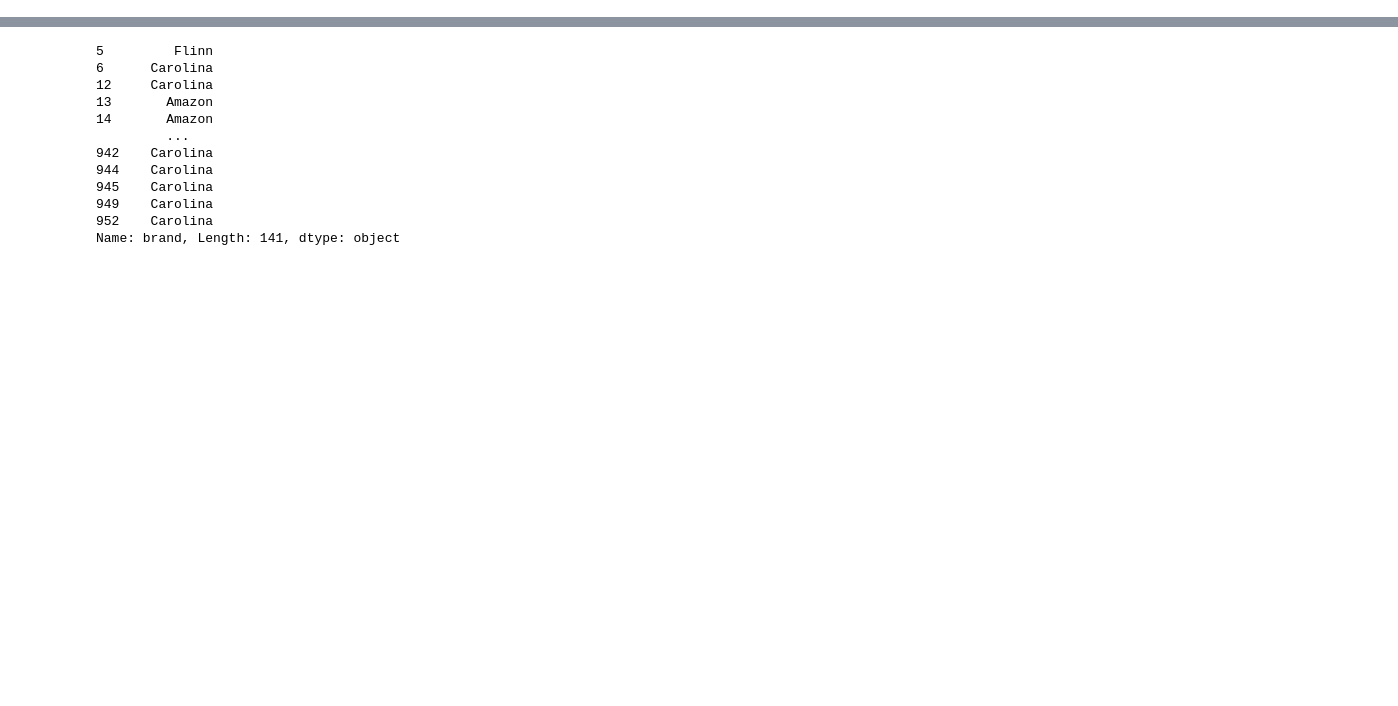
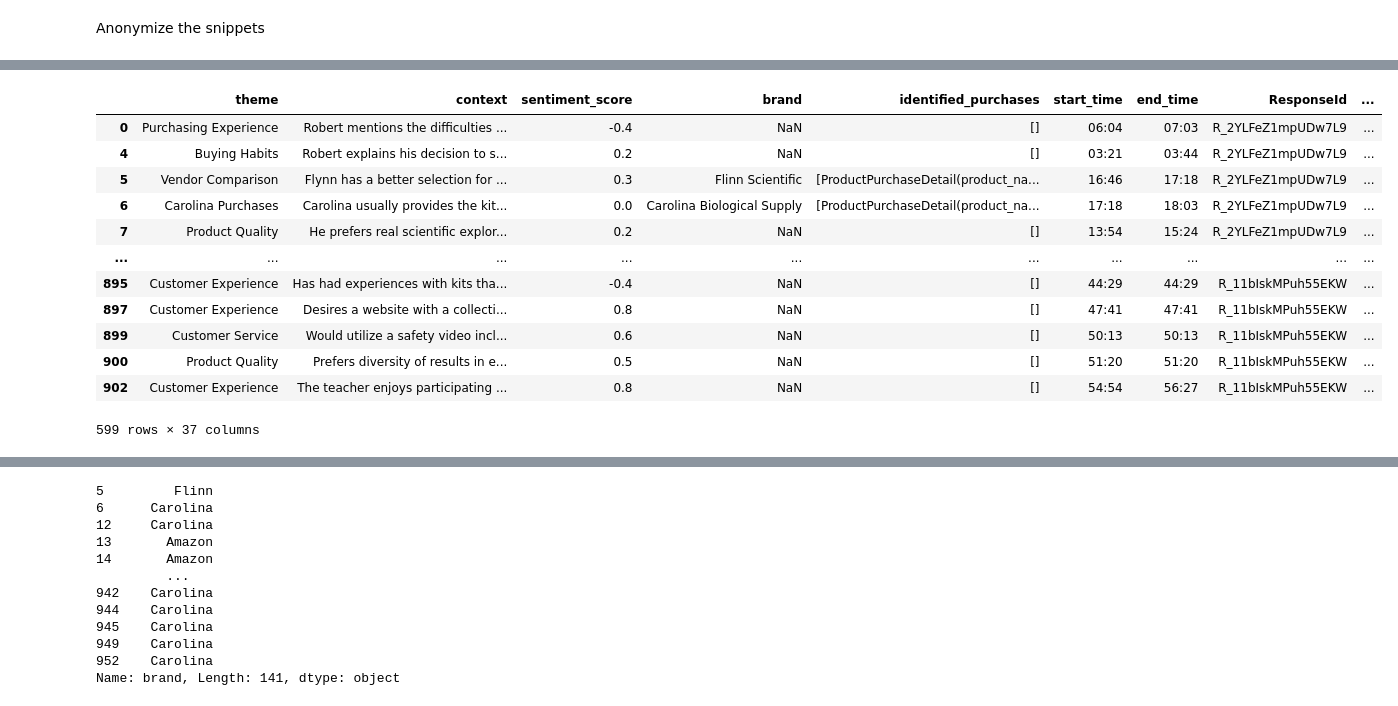
Before and after one commit to hey-aw/market-analysis, a Jupyter notebook: brand_analysis.ipynb, the cells around one changed output, grey strips where cells are left out. Cells and saved outputs as stored; diff of their text form; code cells hidden in the pictures; blank space fills up the shorter version.

```diff
--- a/brand_analysis.ipynb
+++ b/brand_analysis.ipynb
@@ -29,0 +96,33 @@ brand_annotations = annotations_df[annotations_df["brand"].notna()]
+# %% [markdown]
+Anonymize the snippets
+# %%
+
+# names are followed by timestamps. example: "Mr. Ruber-Strohm (44:29):\n\n"
+# Let's find and replace them with Interviewer 1, Interviewer 2, and Interviewee
+def anonymize_snippet(snippet):
+    lines = snippet.split("\n")
+    def replace_names(line):
+        if re.search(r"(\s\(\d+:\d+\))", line):
+            name = re.split("(\s\()", line)
+            if name[0] == "Daylene Long":
+                name[0] = "Interviewer 1"
+            elif name[0] == "Kimberly Herder":
+                name[0] = "Interviewer 2"
+            else:
+                name[0] = "Educator"
+            line = "".join(name)
+        return line
+
+    snippet = "\n".join([replace_names(line) for line in lines])
+    return snippet
+
+for index, row in trust_themes_df.iterrows():
+    trust_themes_df.loc[index, "snippet_anon"] = anonymize_snippet(row["snippet"])
+
+trust_themes_df
+trust_themese_anon_df = trust_themes_df.drop(columns=["speaker", "email", "last_name", "first_name", "snippet", "file", "transcript"])
+trust_themese_anon_df.to_csv(os.path.join(DATA_PATH, "trust_themes_anon.csv"))
+%pip install openpyxl
+trust_themese_anon_df.to_excel(os.path.join(DATA_PATH, "trust_themes_anon.xlsx"))
+trust_themese_anon_df
+# %% [output]
@@ -29,0 +139,13 @@ brand_annotations = annotations_df[annotations_df["brand"].notna()]
+|  | theme | context | sentiment_score | brand | identified_purchases | start_time | end_time | ResponseId | ... |
+| 0 | Purchasing Experience | Robert mentions the difficulties ... | -0.4 | NaN | [] | 06:04 | 07:03 | R_2YLFeZ1mpUDw7L9 | ... |
+| 4 | Buying Habits | Robert explains his decision to s... | 0.2 | NaN | [] | 03:21 | 03:44 | R_2YLFeZ1mpUDw7L9 | ... |
+| 5 | Vendor Comparison | Flynn has a better selection for ... | 0.3 | Flinn Scientific | [ProductPurchaseDetail(product_na... | 16:46 | 17:18 | R_2YLFeZ1mpUDw7L9 | ... |
+| 6 | Carolina Purchases | Carolina usually provides the kit... | 0.0 | Carolina Biological Supply | [ProductPurchaseDetail(product_na... | 17:18 | 18:03 | R_2YLFeZ1mpUDw7L9 | ... |
+| 7 | Product Quality | He prefers real scientific explor... | 0.2 | NaN | [] | 13:54 | 15:24 | R_2YLFeZ1mpUDw7L9 | ... |
+| ... | ... | ... | ... | ... | ... | ... | ... | ... | ... |
+| 895 | Customer Experience | Has had experiences with kits tha... | -0.4 | NaN | [] | 44:29 | 44:29 | R_11bIskMPuh55EKW | ... |
+| 897 | Customer Experience | Desires a website with a collecti... | 0.8 | NaN | [] | 47:41 | 47:41 | R_11bIskMPuh55EKW | ... |
+| 899 | Customer Service | Would utilize a safety video incl... | 0.6 | NaN | [] | 50:13 | 50:13 | R_11bIskMPuh55EKW | ... |
+| 900 | Product Quality | Prefers diversity of results in e... | 0.5 | NaN | [] | 51:20 | 51:20 | R_11bIskMPuh55EKW | ... |
+| 902 | Customer Experience | The teacher enjoys participating ... | 0.8 | NaN | [] | 54:54 | 56:27 | R_11bIskMPuh55EKW | ... |
+599 rows × 37 columns
```
Also changed, not shown: parts of 13 cells of this notebook, 23 other files.
